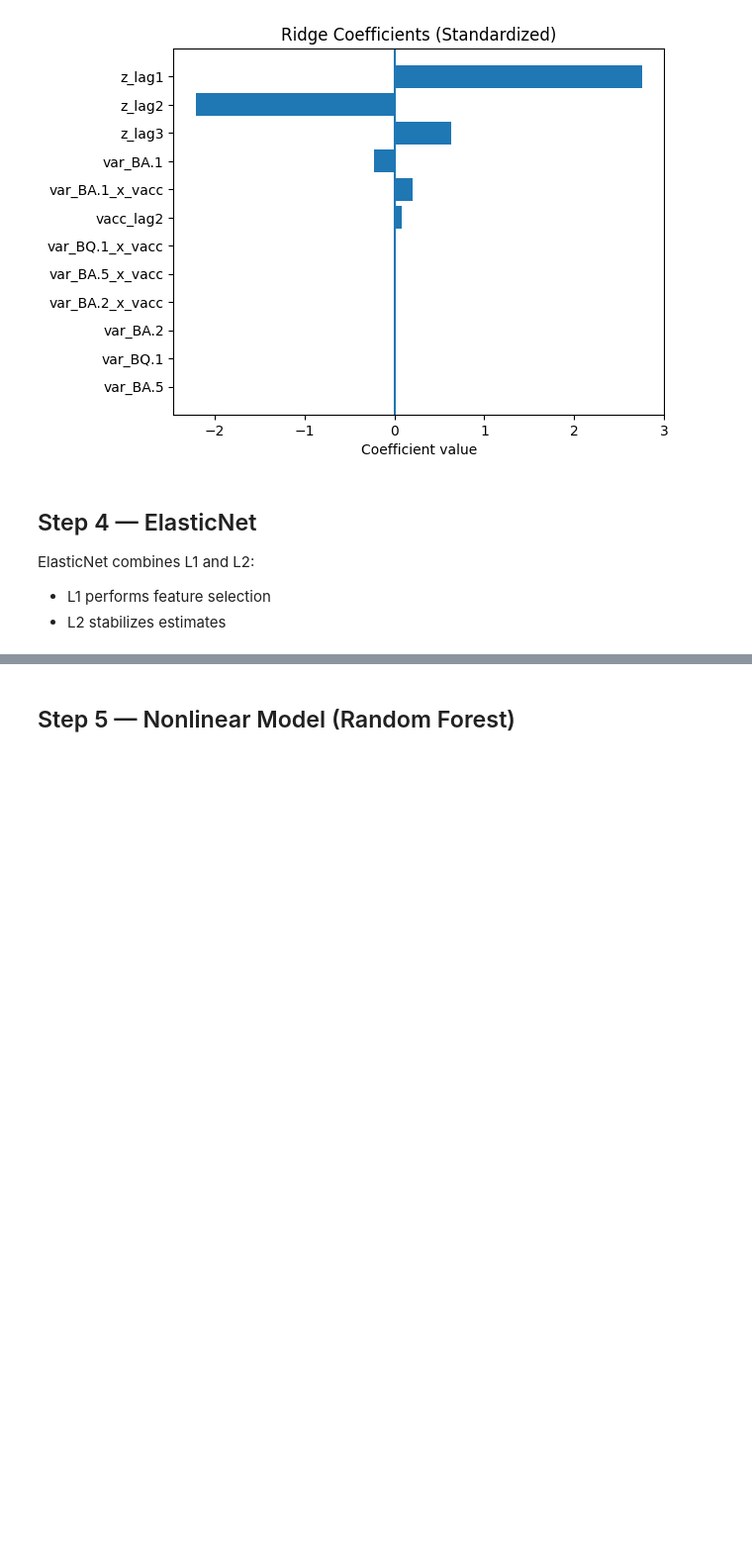
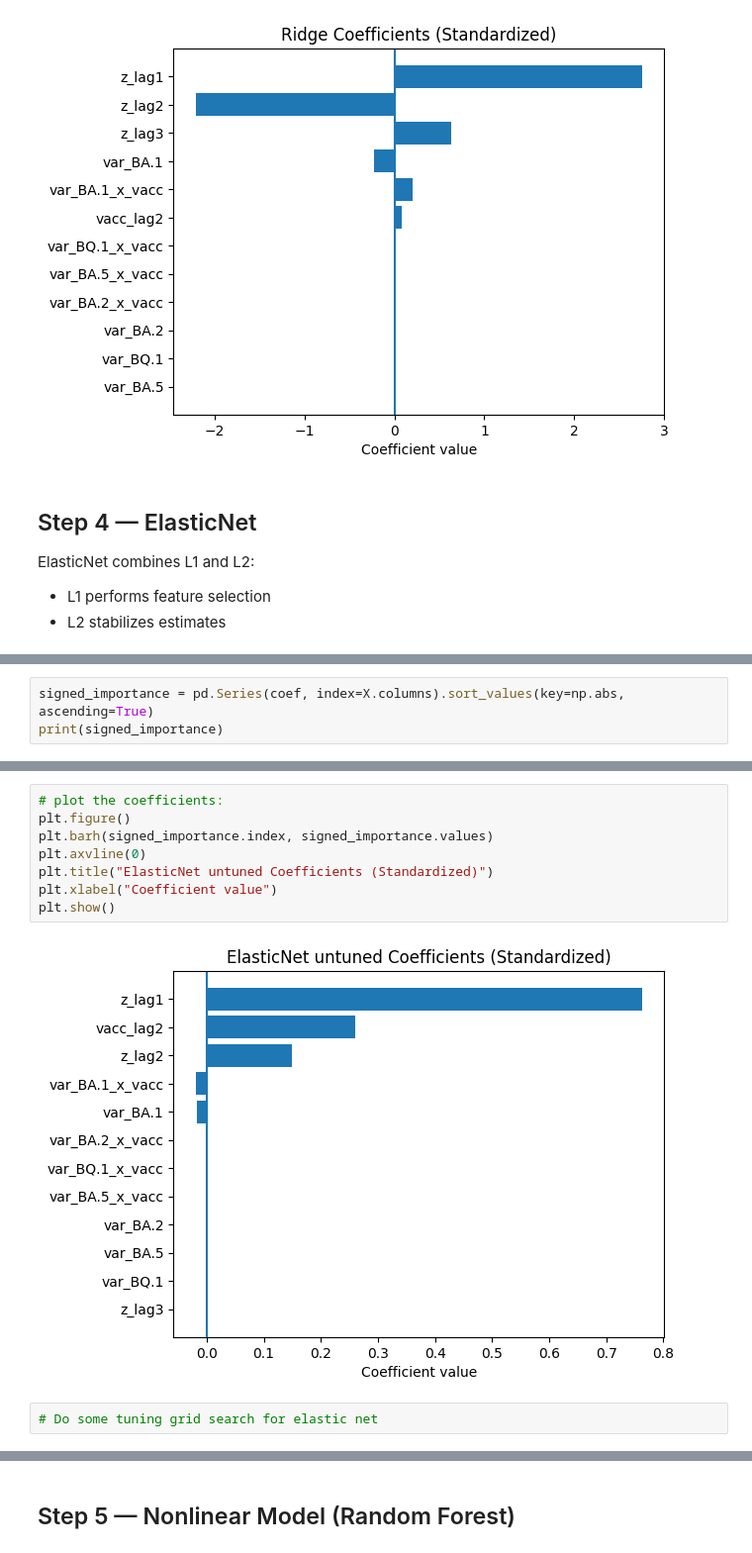
Before and after one commit to Programmierpeet/Biosignal-Abschlussprojekt, a Jupyter notebook: Projects/04_ASSIGNMENT_DynamicRegression_Ridge_ElasticNet_RF.ipynb, the cells around one changed output, grey strips where cells are left out. Shown at 99% size. Saved outputs shown, nothing was run; the diff lists cells and outputs as text; blank space fills up the shorter version.

```diff
--- a/Projects/04_ASSIGNMENT_DynamicRegression_Ridge_ElasticNet_RF.ipynb
+++ b/Projects/04_ASSIGNMENT_DynamicRegression_Ridge_ElasticNet_RF.ipynb
@@ -370,0 +371,3 @@ ElasticNet combines L1 and L2:
+# %%
+signed_importance = pd.Series(coef, index=X.columns).sort_values(key=np.abs, ascending=True)
+print(signed_importance)
@@ -370,0 +388,12 @@ ElasticNet combines L1 and L2:
+# %%
+# plot the coefficients:
+plt.figure()
+plt.barh(signed_importance.index, signed_importance.values)
+plt.axvline(0)
+plt.title("ElasticNet untuned Coefficients (Standardized)")
+plt.xlabel("Coefficient value")
+plt.show()
+# %% [output]
+[figure, added]
+# %%
+# Do some tuning grid search for elastic net
```
Also changed, not shown: parts of 30 cells of this notebook.
